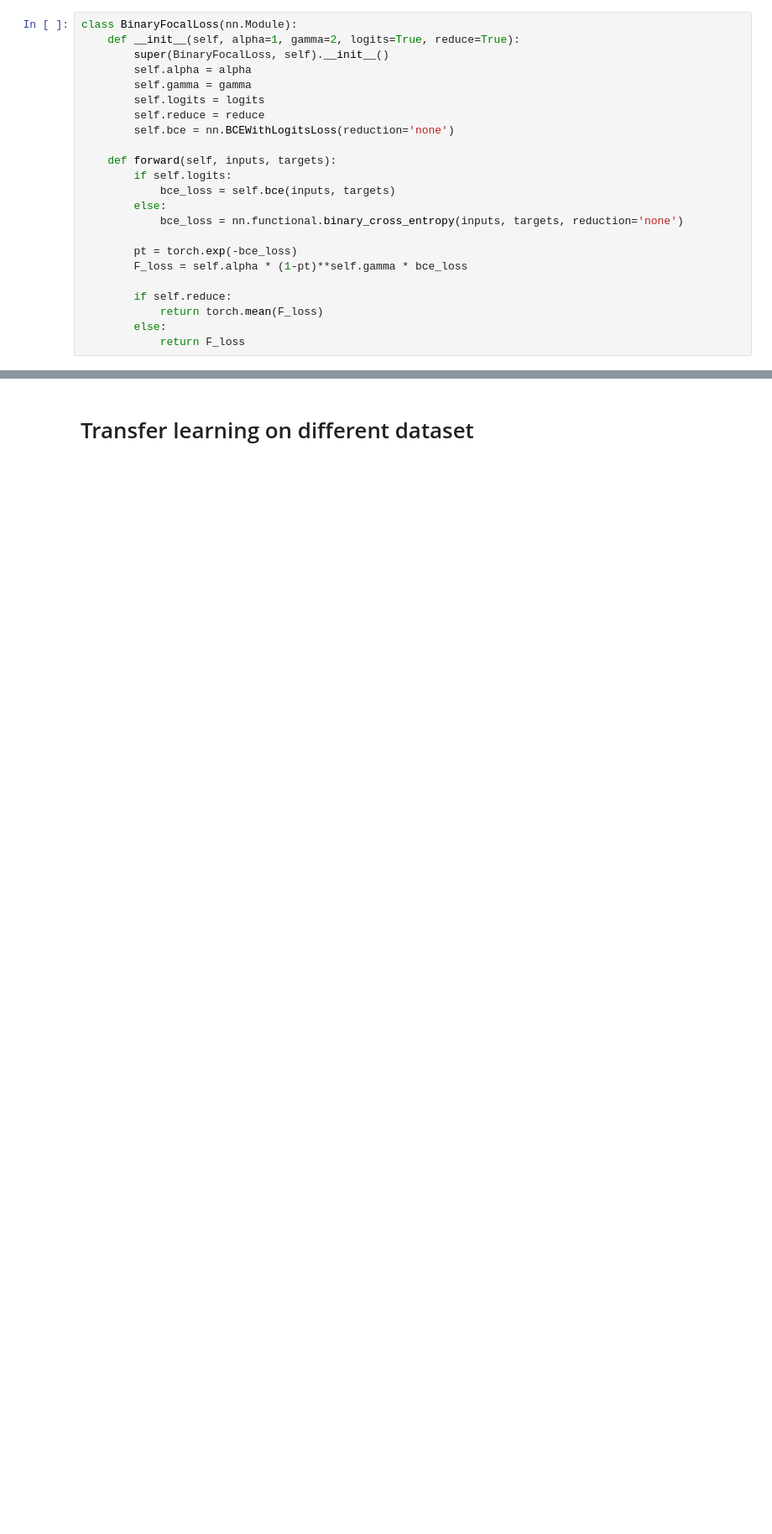
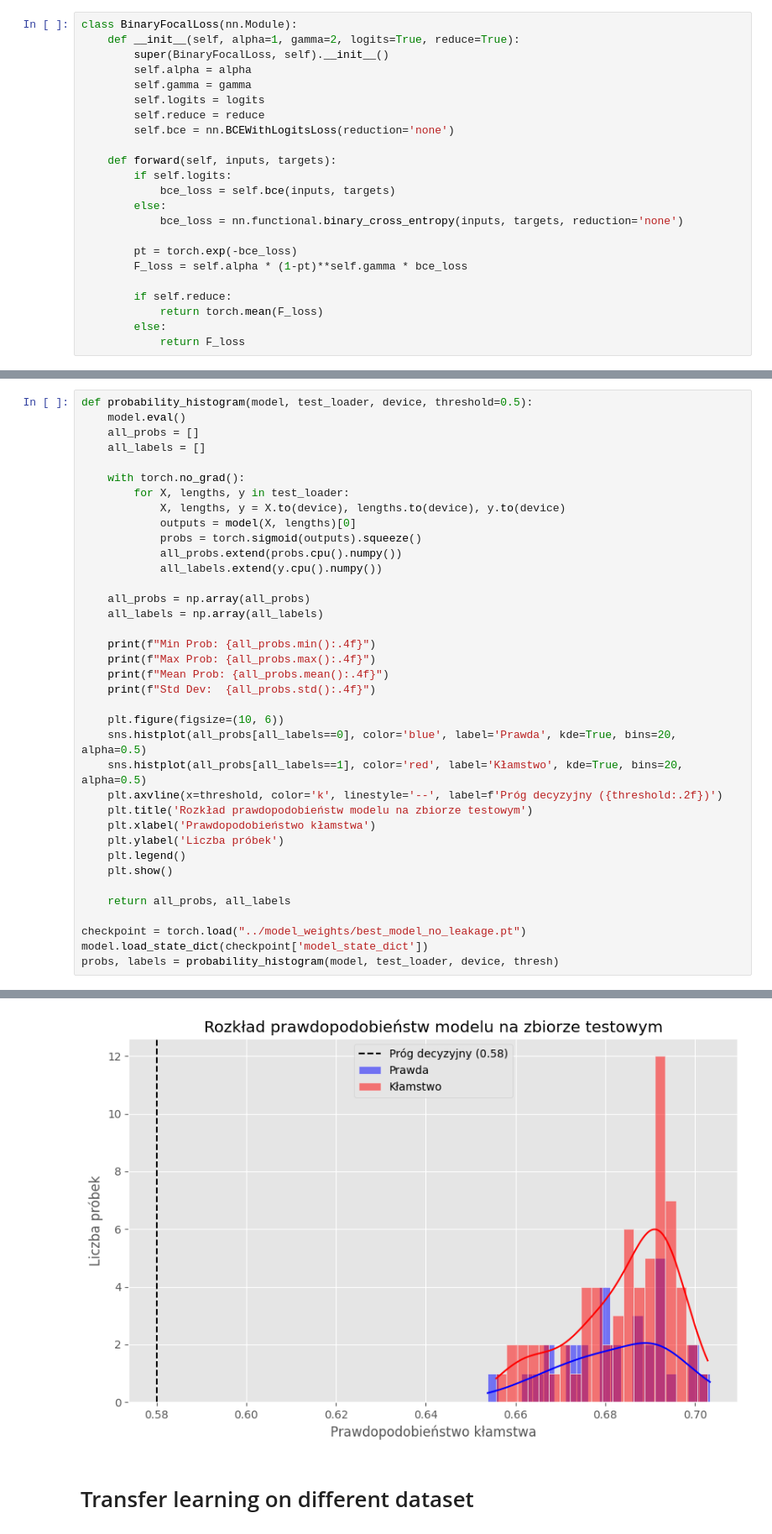
Before and after one commit to pekoraptor/lie-detection, a Jupyter notebook: research/main.ipynb, the cells around one changed output, grey strips where cells are left out. Shown at 84% size. Drawn from its saved outputs; the diff is of its cells as text; blank space fills up the shorter version.

```diff
--- a/research/main.ipynb
+++ b/research/main.ipynb
@@ -530,0 +700,38 @@ Early stopping.
+# %%
+def probability_histogram(model, test_loader, device, threshold=0.5):
+    model.eval()
+    all_probs = []
+    all_labels = []
+
+    with torch.no_grad():
+        for X, lengths, y in test_loader:
+            X, lengths, y = X.to(device), lengths.to(device), y.to(device)
+            outputs = model(X, lengths)[0]
+            probs = torch.sigmoid(outputs).squeeze()
+            all_probs.extend(probs.cpu().numpy())
+            all_labels.extend(y.cpu().numpy())
+
+    all_probs = np.array(all_probs)
+    all_labels = np.array(all_labels)
+
+    print(f"Min Prob: {all_probs.min():.4f}")
+    print(f"Max Prob: {all_probs.max():.4f}")
+    print(f"Mean Prob: {all_probs.mean():.4f}")
+    print(f"Std Dev:  {all_probs.std():.4f}")
+
+    plt.figure(figsize=(10, 6))
+    sns.histplot(all_probs[all_labels==0], color='blue', label='Prawda', kde=True, bins=20, alpha=0.5)
+    sns.histplot(all_probs[all_labels==1], color='red', label='Kłamstwo', kde=True, bins=20, alpha=0.5)
+    plt.axvline(x=threshold, color='k', linestyle='--', label=f'Próg decyzyjny ({threshold:.2f})')
+    plt.title('Rozkład prawdopodobieństw modelu na zbiorze testowym')
+    plt.xlabel('Prawdopodobieństwo kłamstwa')
+    plt.ylabel('Liczba próbek')
+    plt.legend()
+    plt.show()
+
+    return all_probs, all_labels
+
+checkpoint = torch.load("../model_weights/best_model_no_leakage.pt")
+model.load_state_dict(checkpoint['model_state_dict'])
+probs, labels = probability_histogram(model, test_loader, device, thresh)
+# %% [output]
@@ -531,3 +742,4 @@ Early stopping.
+[figure, added]
 # %% [markdown]
 # Transfer learning on different dataset
 # %%
```
Also changed, not shown: parts of 15 cells of this notebook, 18 other files.
